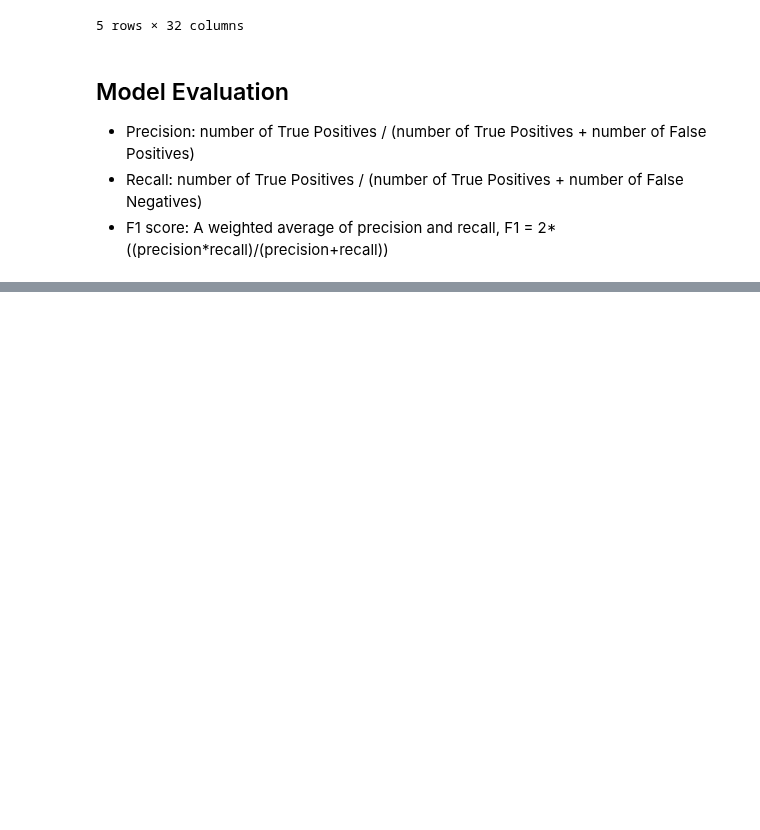
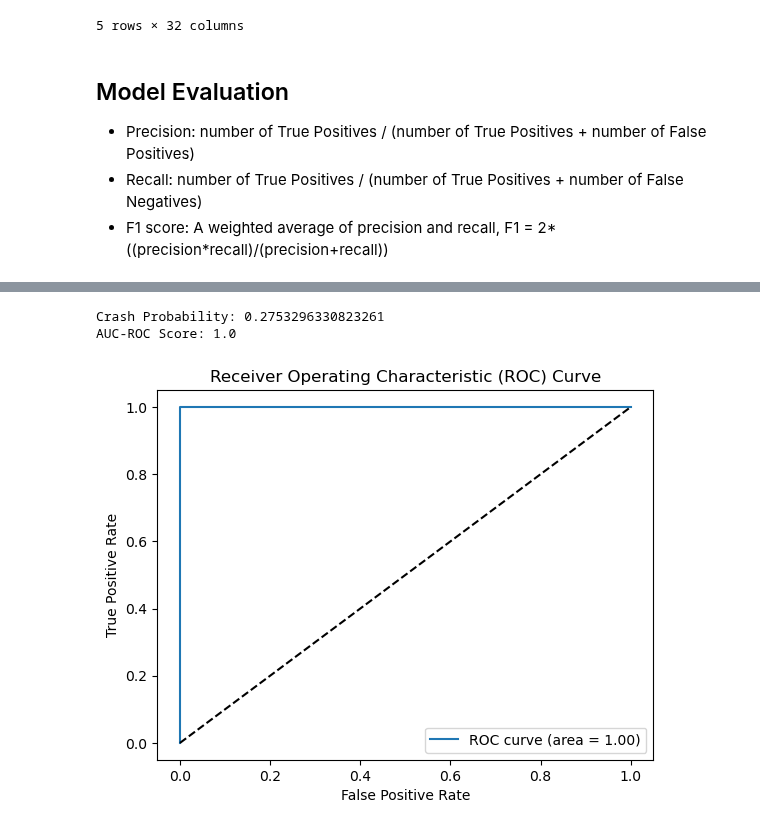
Before and after one commit to nicockt/fyp-2024, a Jupyter notebook: models/Log Regression_features.ipynb, the cells around one changed output, grey strips where cells are left out. Cells and saved outputs as stored; diff of their text form; code cells hidden in the pictures; blank space fills up the shorter version.

```diff
--- a/models/Log Regression_features.ipynb
+++ b/models/Log Regression_features.ipynb
@@ -284,18 +310,22 @@ plt.show()
 # %%
 #Prediction Result
-y_prob = model.predict_proba(X_test_roc)
+y_prob = model.predict_proba(X_test)
 crash_prob = y_prob[:, 1]
 print(f"Crash Probability: {crash_prob.mean()}")
 
 #AUC_ROC
-auc_roc = roc_auc_score(Y_test_roc, y_prob[:, 1])
+auc_roc = roc_auc_score(y_test, crash_prob)
 print("AUC-ROC Score:", auc_roc)
 
-fpr, tpr, thresholds = roc_curve(Y_test_roc, y_prob[:, -1])
+fpr, tpr, thresholds = roc_curve(y_test, y_prob[:, -1])
 plt.plot(fpr, tpr, label='ROC curve (area = %0.2f)' % auc_roc)
 plt.plot([0, 1], [0, 1], 'k--')  # Diagonal line
 plt.xlabel('False Positive Rate')
 plt.ylabel('True Positive Rate')
 plt.title('Receiver Operating Characteristic (ROC) Curve')
 plt.legend(loc="lower right")
 plt.show()
+# %% [output]
+Crash Probability: 0.2753296330823261
+AUC-ROC Score: 1.0
+[figure, added]
```
Also changed, not shown: parts of 5 cells of this notebook, 1 other file.
